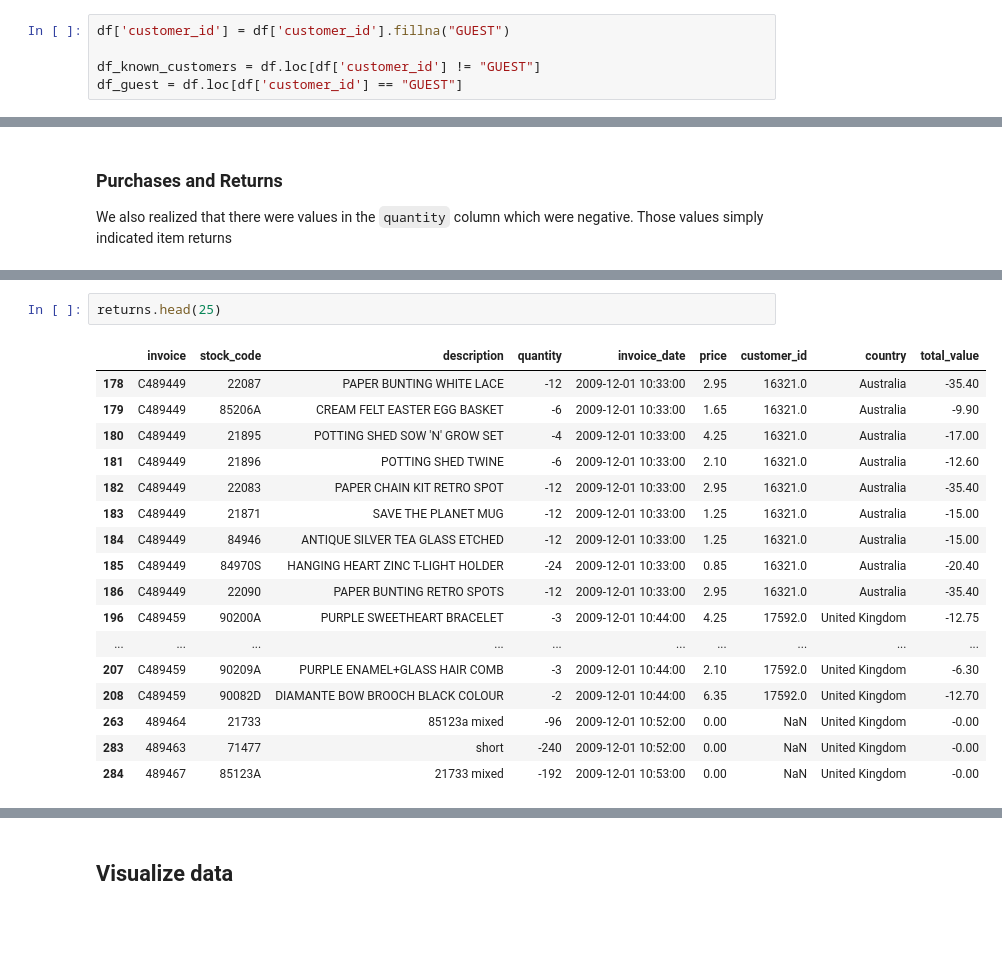
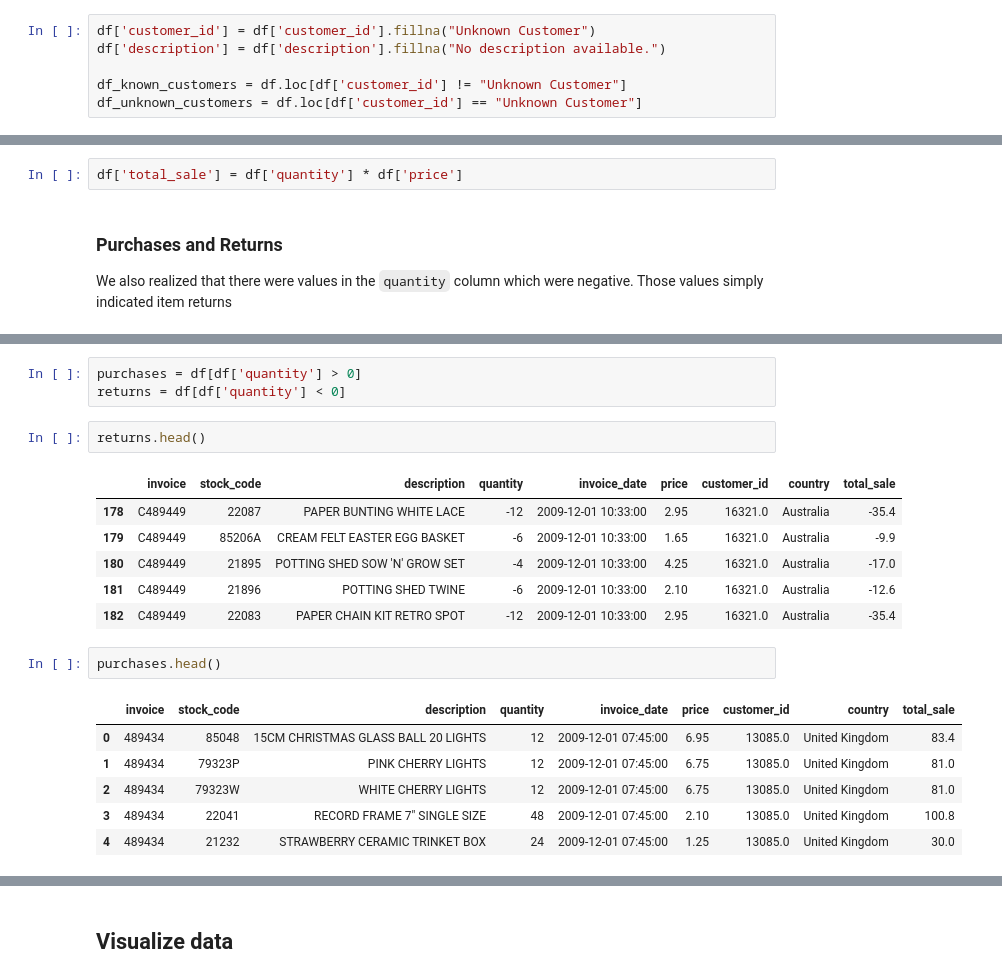
Before and after one commit to amoghshakya/big-data-retail-analysis, a Jupyter notebook: notebook.ipynb, the cells around one changed output, grey strips where cells are left out. Drawn from its saved outputs; the diff is of its cells as text; blank space fills up the shorter version.

```diff
--- a/notebook.ipynb
+++ b/notebook.ipynb
@@ -240,8 +216,9 @@ Dropping rows with null `customer_id` would lose us a substantial amount of data
 # %%
-df['customer_id'] = df['customer_id'].fillna("GUEST")
+df['customer_id'] = df['customer_id'].fillna("Unknown Customer")
+df['description'] = df['description'].fillna("No description available.")
 
-df_known_customers = df.loc[df['customer_id'] != "GUEST"]
-df_guest = df.loc[df['customer_id'] == "GUEST"]
+df_known_customers = df.loc[df['customer_id'] != "Unknown Customer"]
+df_unknown_customers = df.loc[df['customer_id'] == "Unknown Customer"]
 # %%
 df_known_customers
 # %% [output]
@@ -277,3 +256,5 @@ df_guest
+# %%
+df['total_sale'] = df['quantity'] * df['price']
 # %% [markdown]
 ### Purchases and Returns
 We also realized that there were values in the `quantity` column which were negative. Those values simply indicated item returns
@@ -313,20 +261,21 @@ purchases.head(10)
+# %%
+purchases = df[df['quantity'] > 0]
+returns = df[df['quantity'] < 0]
 # %%
-returns.head(25)
+returns.head()
 # %% [output]
-|  | invoice | stock_code | description | quantity | invoice_date | price | customer_id | country | total_value |
-| 178 | C489449 | 22087 | PAPER BUNTING WHITE LACE | -12 | 2009-12-01 10:33:00 | 2.95 | 16321.0 | Australia | -35.40 |
-| 179 | C489449 | 85206A | CREAM FELT EASTER EGG BASKET | -6 | 2009-12-01 10:33:00 | 1.65 | 16321.0 | Australia | -9.90 |
-| 180 | C489449 | 21895 | POTTING SHED SOW 'N' GROW SET | -4 | 2009-12-01 10:33:00 | 4.25 | 16321.0 | Australia | -17.00 |
-| 181 | C489449 | 21896 | POTTING SHED TWINE | -6 | 2009-12-01 10:33:00 | 2.10 | 16321.0 | Australia | -12.60 |
-| 182 | C489449 | 22083 | PAPER CHAIN KIT RETRO SPOT | -12 | 2009-12-01 10:33:00 | 2.95 | 16321.0 | Australia | -35.40 |
-| 183 | C489449 | 21871 | SAVE THE PLANET MUG | -12 | 2009-12-01 10:33:00 | 1.25 | 16321.0 | Australia | -15.00 |
-| 184 | C489449 | 84946 | ANTIQUE SILVER TEA GLASS ETCHED | -12 | 2009-12-01 10:33:00 | 1.25 | 16321.0 | Australia | -15.00 |
-| 185 | C489449 | 84970S | HANGING HEART ZINC T-LIGHT HOLDER | -24 | 2009-12-01 10:33:00 | 0.85 | 16321.0 | Australia | -20.40 |
-| 186 | C489449 | 22090 | PAPER BUNTING RETRO SPOTS | -12 | 2009-12-01 10:33:00 | 2.95 | 16321.0 | Australia | -35.40 |
-| 196 | C489459 | 90200A | PURPLE SWEETHEART BRACELET | -3 | 2009-12-01 10:44:00 | 4.25 | 17592.0 | United Kingdom | -12.75 |
-| ... | ... | ... | ... | ... | ... | ... | ... | ... | ... |
-| 207 | C489459 | 90209A | PURPLE ENAMEL+GLASS HAIR COMB | -3 | 2009-12-01 10:44:00 | 2.10 | 17592.0 | United Kingdom | -6.30 |
-| 208 | C489459 | 90082D | DIAMANTE BOW BROOCH BLACK COLOUR | -2 | 2009-12-01 10:44:00 | 6.35 | 17592.0 | United Kingdom | -12.70 |
-| 263 | 489464 | 21733 | 85123a mixed | -96 | 2009-12-01 10:52:00 | 0.00 | NaN | United Kingdom | -0.00 |
-| 283 | 489463 | 71477 | short | -240 | 2009-12-01 10:52:00 | 0.00 | NaN | United Kingdom | -0.00 |
-| 284 | 489467 | 85123A | 21733 mixed | -192 | 2009-12-01 10:53:00 | 0.00 | NaN | United Kingdom | -0.00 |
+|  | invoice | stock_code | description | quantity | invoice_date | price | customer_id | country | total_sale |
+| 178 | C489449 | 22087 | PAPER BUNTING WHITE LACE | -12 | 2009-12-01 10:33:00 | 2.95 | 16321.0 | Australia | -35.4 |
+| 179 | C489449 | 85206A | CREAM FELT EASTER EGG BASKET | -6 | 2009-12-01 10:33:00 | 1.65 | 16321.0 | Australia | -9.9 |
+| 180 | C489449 | 21895 | POTTING SHED SOW 'N' GROW SET | -4 | 2009-12-01 10:33:00 | 4.25 | 16321.0 | Australia | -17.0 |
+| 181 | C489449 | 21896 | POTTING SHED TWINE | -6 | 2009-12-01 10:33:00 | 2.10 | 16321.0 | Australia | -12.6 |
+| 182 | C489449 | 22083 | PAPER CHAIN KIT RETRO SPOT | -12 | 2009-12-01 10:33:00 | 2.95 | 16321.0 | Australia | -35.4 |
+# %%
+purchases.head()
+# %% [output]
+|  | invoice | stock_code | description | quantity | invoice_date | price | customer_id | country | total_sale |
+| 0 | 489434 | 85048 | 15CM CHRISTMAS GLASS BALL 20 LIGHTS | 12 | 2009-12-01 07:45:00 | 6.95 | 13085.0 | United Kingdom | 83.4 |
+| 1 | 489434 | 79323P | PINK CHERRY LIGHTS | 12 | 2009-12-01 07:45:00 | 6.75 | 13085.0 | United Kingdom | 81.0 |
+| 2 | 489434 | 79323W | WHITE CHERRY LIGHTS | 12 | 2009-12-01 07:45:00 | 6.75 | 13085.0 | United Kingdom | 81.0 |
+| 3 | 489434 | 22041 | RECORD FRAME 7" SINGLE SIZE | 48 | 2009-12-01 07:45:00 | 2.10 | 13085.0 | United Kingdom | 100.8 |
+| 4 | 489434 | 21232 | STRAWBERRY CERAMIC TRINKET BOX | 24 | 2009-12-01 07:45:00 | 1.25 | 13085.0 | United Kingdom | 30.0 |
```
Also changed, not shown: parts of 41 cells of this notebook.
